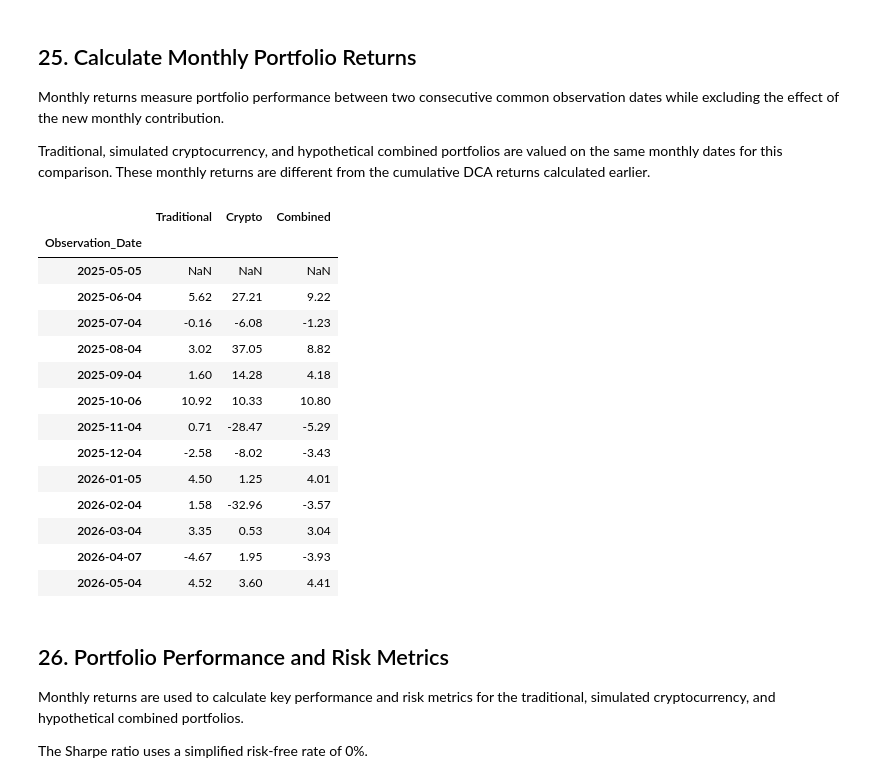
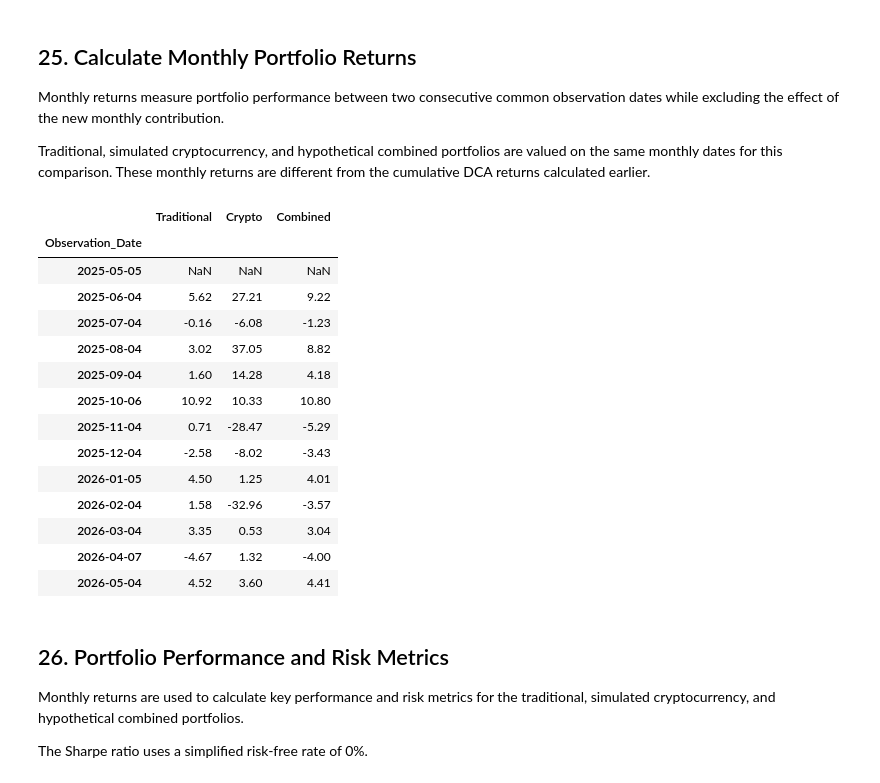
Before and after one commit to Amirhouschang/multi-asset-dca-portfolio-analysis, a Jupyter notebook: multi_asset_dca_portfolio_analysis.ipynb, the cells around one changed output. Saved outputs shown, nothing was run; the diff lists cells and outputs as text; code cells hidden in the pictures.

```diff
--- a/multi_asset_dca_portfolio_analysis.ipynb
+++ b/multi_asset_dca_portfolio_analysis.ipynb
@@ -2720,41 +2720,63 @@ traditional_monthly_return = (
 ) - 1
 
 # Calculate monthly simulated crypto returns
+# The new purchase can be priced on a different day than the common observation
+# date (April 2026: purchase on 6 April, observation on 7 April). Therefore the
+# return is calculated from the units held BEFORE the new purchase, valued at
+# the observation-date prices.
+crypto_prior_units = crypto_cumulative_units.shift(1)
+
+crypto_prior_units_value = pd.Series(
+    [
+        (
+            crypto_prior_units.iloc[i]
+            * crypto_daily.loc[date, crypto_prior_units.columns]
+        ).sum()
+        for i, date in enumerate(common_observation_dates)
+    ],
+    index=common_observation_dates
+)
+
 crypto_monthly_return = (
-    (crypto_baseline["Portfolio_Value"] - 100)
+    crypto_prior_units_value
     / crypto_baseline["Portfolio_Value"].shift(1)
 ) - 1
 
 # Calculate monthly hypothetical combined returns
+# 500 traditional units are bought and valued on the same date (5 x 100 removed);
+# the crypto part uses the units held before the new purchase.
 combined_monthly_return = (
-    (combined_dca["Portfolio_Value"] - 600)
+    (
+        (traditional_common_dca["Portfolio_Value"] - 100) * 5
+        + crypto_prior_units_value
+    )
     / combined_dca["Portfolio_Value"].shift(1)
 ) - 1
 
 # All three series already use the same common observation dates
 monthly_returns = pd.DataFrame({
     "Traditional": traditional_monthly_return,
     "Crypto": crypto_monthly_return,
     "Combined": combined_monthly_return
 })
 
 # Display as percentages
 display((monthly_returns * 100).round(2))
 # %% [output]
 |  | Traditional | Crypto | Combined |
 | Observation_Date |  |  |  |
 | 2025-05-05 | NaN | NaN | NaN |
 | 2025-06-04 | 5.62 | 27.21 | 9.22 |
 | 2025-07-04 | -0.16 | -6.08 | -1.23 |
 | 2025-08-04 | 3.02 | 37.05 | 8.82 |
 | 2025-09-04 | 1.60 | 14.28 | 4.18 |
 | 2025-10-06 | 10.92 | 10.33 | 10.80 |
 | 2025-11-04 | 0.71 | -28.47 | -5.29 |
 | 2025-12-04 | -2.58 | -8.02 | -3.43 |
 | 2026-01-05 | 4.50 | 1.25 | 4.01 |
 | 2026-02-04 | 1.58 | -32.96 | -3.57 |
 | 2026-03-04 | 3.35 | 0.53 | 3.04 |
-| 2026-04-07 | -4.67 | 1.95 | -3.93 |
+| 2026-04-07 | -4.67 | 1.32 | -4.00 |
 | 2026-05-04 | 4.52 | 3.60 | 4.41 |
 # %% [markdown]
 ## 26. Portfolio Performance and Risk Metrics
```
Also changed, not shown: parts of 3 cells of this notebook.
